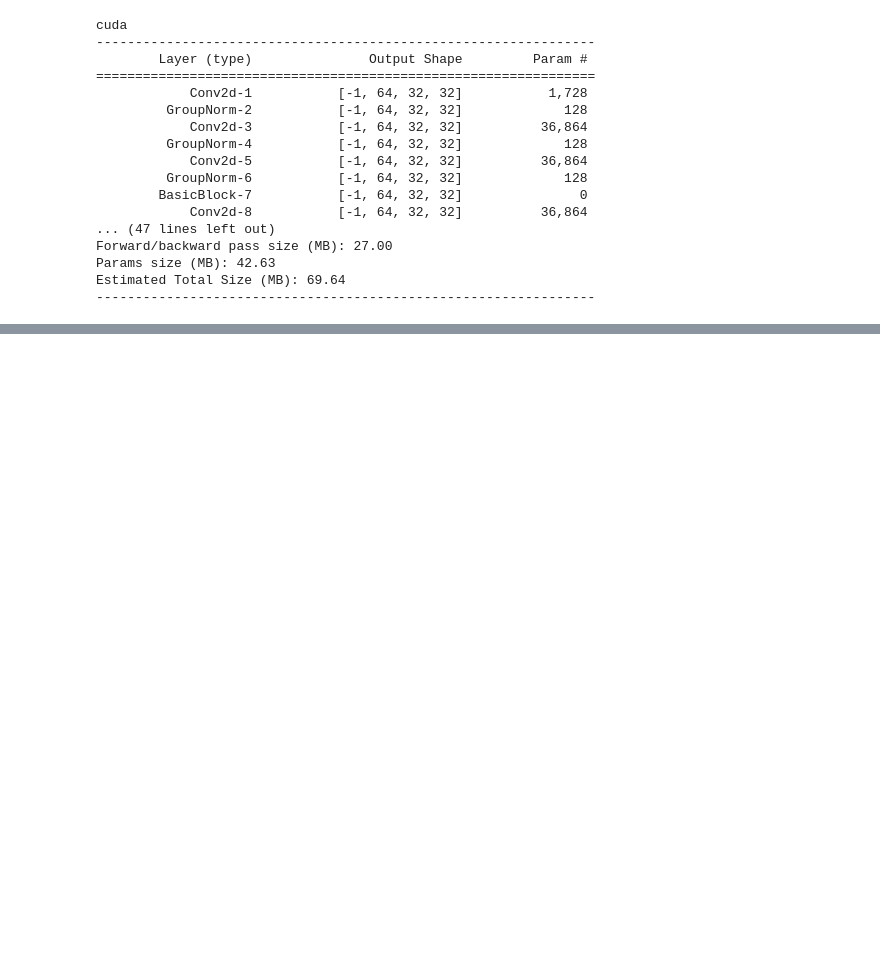
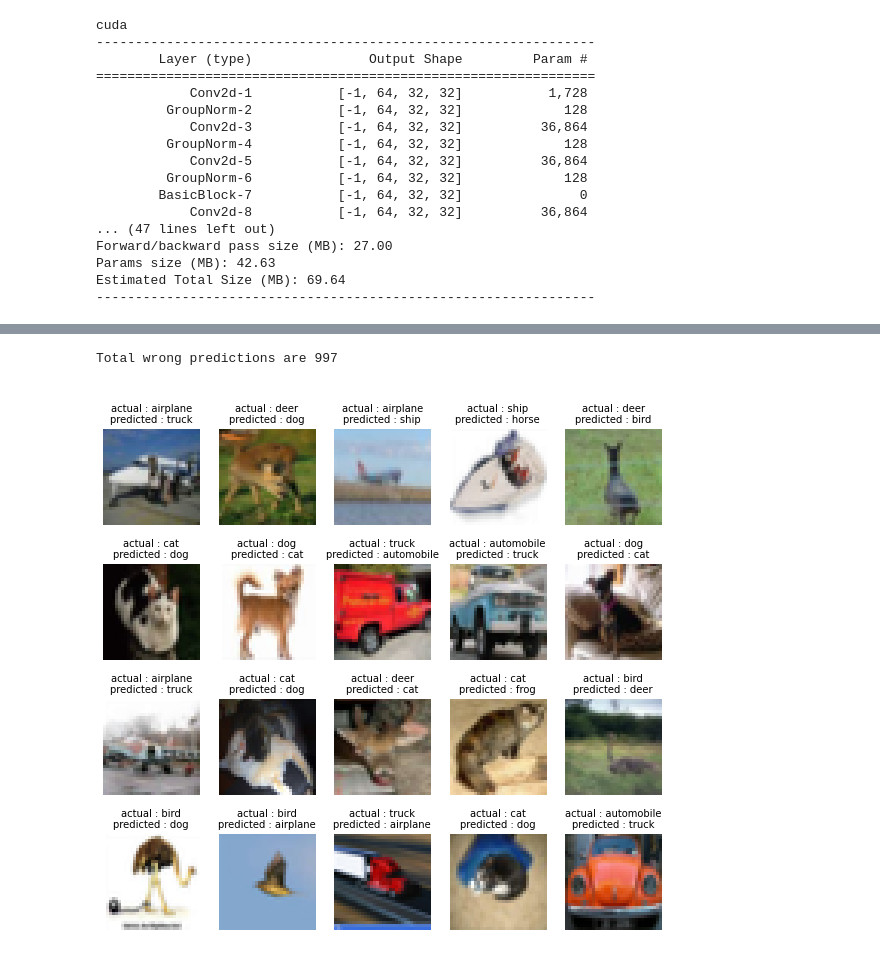
Before and after one commit to Arijit-datascience/pytorch_cifar10, a Jupyter notebook: pytorch_cifar10_resnet.ipynb, the cells around one changed output, grey strips where cells are left out. Saved outputs shown, nothing was run; the diff lists cells and outputs as text; code cells hidden in the pictures; blank space fills up the shorter version.

```diff
--- a/pytorch_cifar10_resnet.ipynb
+++ b/pytorch_cifar10_resnet.ipynb
@@ -107,3 +107,5 @@ Epoch 9 :
 # %%
-wrong_predictions = utils.wrong_predictions(model,test_loader)
-plot_misclassified(wrong_predictions)
+misclassified_images = utils.wrong_predictions(model,test_loader, norm_mean, norm_std, classes)
+# %% [output]
+Total wrong predictions are 997
+[figure, added]
```
Also changed, not shown: parts of 1 cell of this notebook.
